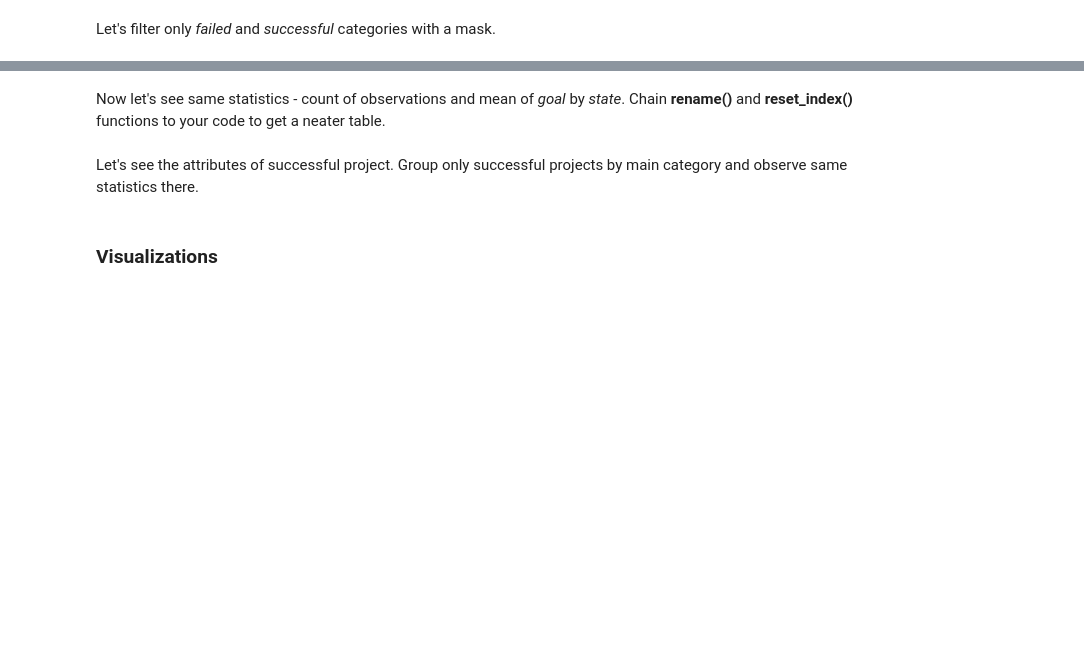
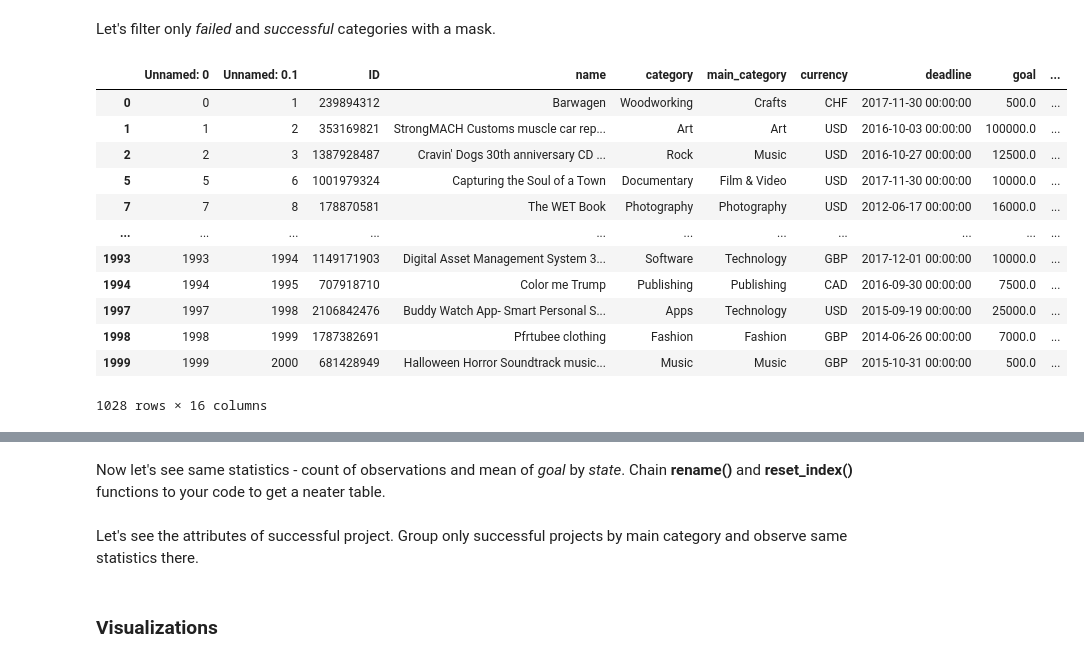
Before and after one commit to NickWald/hugo, a Jupyter notebook: python basics/EDA_Kickstarter_2.ipynb, the cells around one changed output, grey strips where cells are left out. Drawn from its saved outputs; the diff is of its cells as text; code cells hidden in the pictures; blank space fills up the shorter version.

```diff
--- a/python basics/EDA_Kickstarter_2.ipynb
+++ b/python basics/EDA_Kickstarter_2.ipynb
@@ -185,0 +280,16 @@ Let's filter only *failed* and *successful* categories with a mask.
+# %%
+data[data['state'] == 'failed']
+# %% [output]
+|  | Unnamed: 0 | Unnamed: 0.1 | ID | name | category | main_category | currency | deadline | goal | ... |
+| 0 | 0 | 1 | 239894312 | Barwagen | Woodworking | Crafts | CHF | 2017-11-30 00:00:00 | 500.0 | ... |
+| 1 | 1 | 2 | 353169821 | StrongMACH Customs muscle car rep... | Art | Art | USD | 2016-10-03 00:00:00 | 100000.0 | ... |
+| 2 | 2 | 3 | 1387928487 | Cravin' Dogs 30th anniversary CD ... | Rock | Music | USD | 2016-10-27 00:00:00 | 12500.0 | ... |
+| 5 | 5 | 6 | 1001979324 | Capturing the Soul of a Town | Documentary | Film & Video | USD | 2017-11-30 00:00:00 | 10000.0 | ... |
+| 7 | 7 | 8 | 178870581 | The WET Book | Photography | Photography | USD | 2012-06-17 00:00:00 | 16000.0 | ... |
+| ... | ... | ... | ... | ... | ... | ... | ... | ... | ... | ... |
+| 1993 | 1993 | 1994 | 1149171903 | Digital Asset Management System 3... | Software | Technology | GBP | 2017-12-01 00:00:00 | 10000.0 | ... |
+| 1994 | 1994 | 1995 | 707918710 | Color me Trump | Publishing | Publishing | CAD | 2016-09-30 00:00:00 | 7500.0 | ... |
+| 1997 | 1997 | 1998 | 2106842476 | Buddy Watch App- Smart Personal S... | Apps | Technology | USD | 2015-09-19 00:00:00 | 25000.0 | ... |
+| 1998 | 1998 | 1999 | 1787382691 | Pfrtubee clothing | Fashion | Fashion | GBP | 2014-06-26 00:00:00 | 7000.0 | ... |
+| 1999 | 1999 | 2000 | 681428949 | Halloween Horror Soundtrack music... | Music | Music | GBP | 2015-10-31 00:00:00 | 500.0 | ... |
+1028 rows × 16 columns
```
Also changed, not shown: parts of 26 cells of this notebook, 4 other files.
